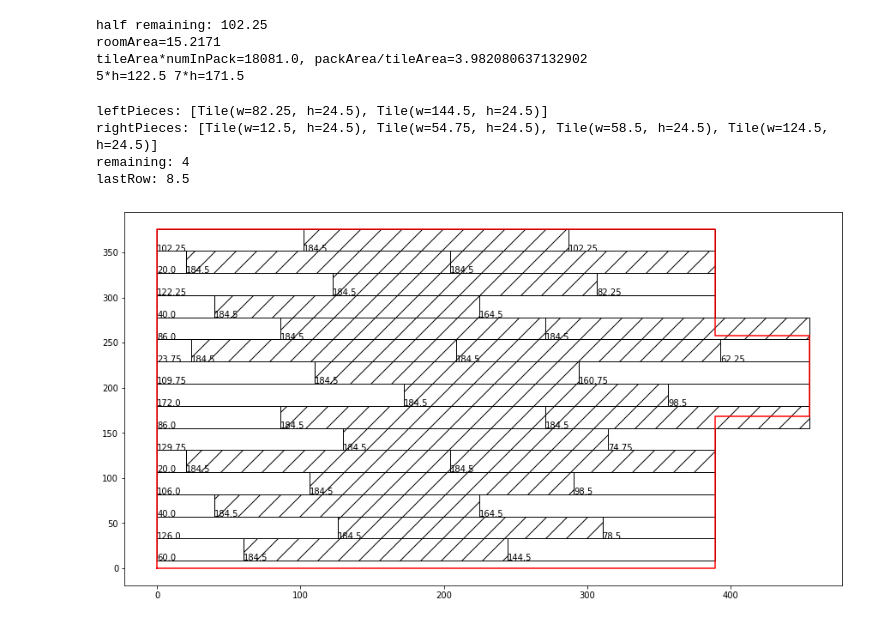
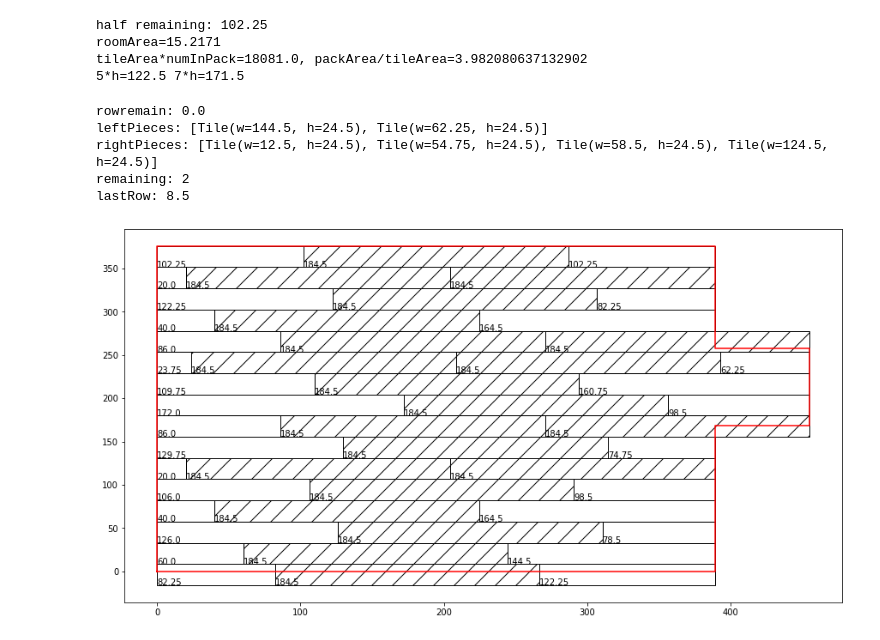
Before and after one commit to bdomokos74/practice_workbooks, a Jupyter notebook: parquet_layout.ipynb, the cells around one changed output. Saved outputs shown, nothing was run; the diff lists cells and outputs as text; code cells hidden in the pictures.

```diff
--- a/parquet_layout.ipynb
+++ b/parquet_layout.ipynb
@@ -202,33 +202,39 @@ layout.cutLeft(layout.rowRemain())
 
 layout.newRow()
 layout.addTile(layout.rightPiece.pop(1))
 layout.addTile()
 layout.cutLeft(layout.rowRemain())
 
 layout.newRow()
 layout.addTile(layout.rightPiece.pop(2))
 layout.addTile()
 layout.cutLeft(layout.rowRemain())
 
 layout.newRow()
 layout.addTile(layout.rightPiece.pop(2))
 layout.addTile()
 layout.cutLeft(layout.rowRemain())
 
 layout.newRow()
 layout.addTile(layout.rightPiece.pop(2))
 layout.addTile()
 layout.cutLeft(layout.rowRemain())
 
+layout.newRow()
+layout.cutRight(122.25) # this comes from an existing right piece
+layout.addTile()
+layout.addTile(layout.leftPiece.pop(0))
+print(f'rowremain: {layout.rowRemain()}')
 
 print(f'leftPieces: {layout.leftPiece}')
 print(f'rightPieces: {layout.rightPiece}')
 print(f'remaining: {layout.totalTileNum}')
 print(f'lastRow: {room.y1+room.y2+room.y3-15*fullHeight}')
 plotLayout()
 # %% [output]
-leftPieces: [Tile(w=82.25, h=24.5), Tile(w=144.5, h=24.5)]
+rowremain: 0.0
+leftPieces: [Tile(w=144.5, h=24.5), Tile(w=62.25, h=24.5)]
 rightPieces: [Tile(w=12.5, h=24.5), Tile(w=54.75, h=24.5), Tile(w=58.5, h=24.5), Tile(w=124.5, h=24.5)]
-remaining: 4
+remaining: 2
 lastRow: 8.5
-[figure, old version]
+[figure, new version]
```
